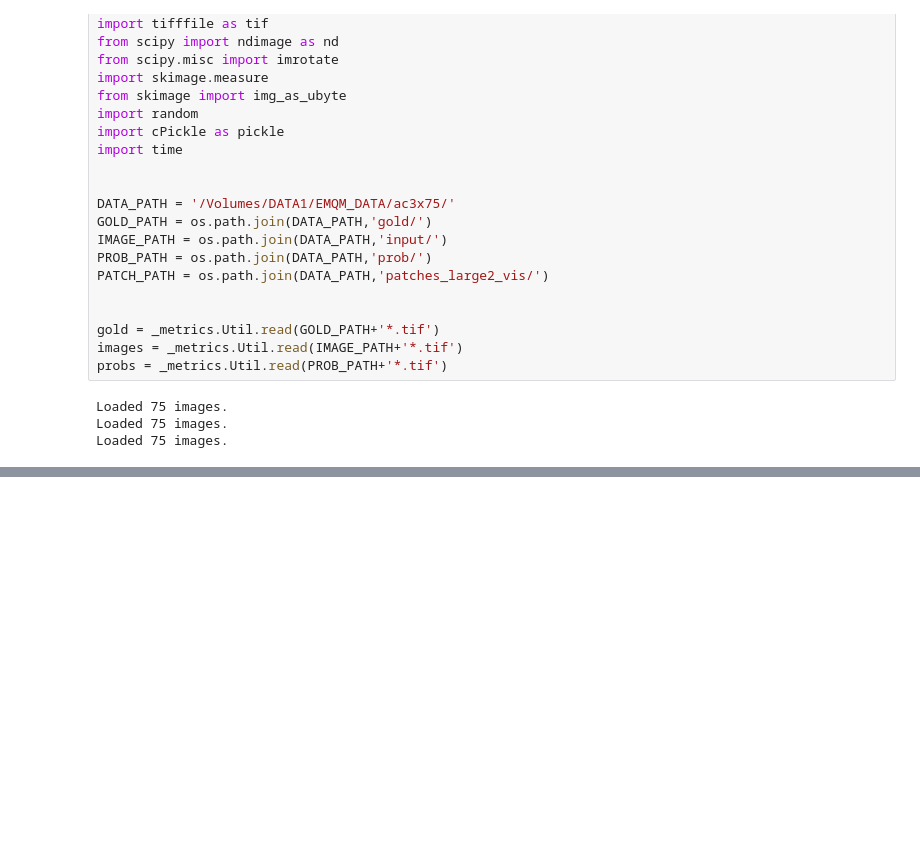
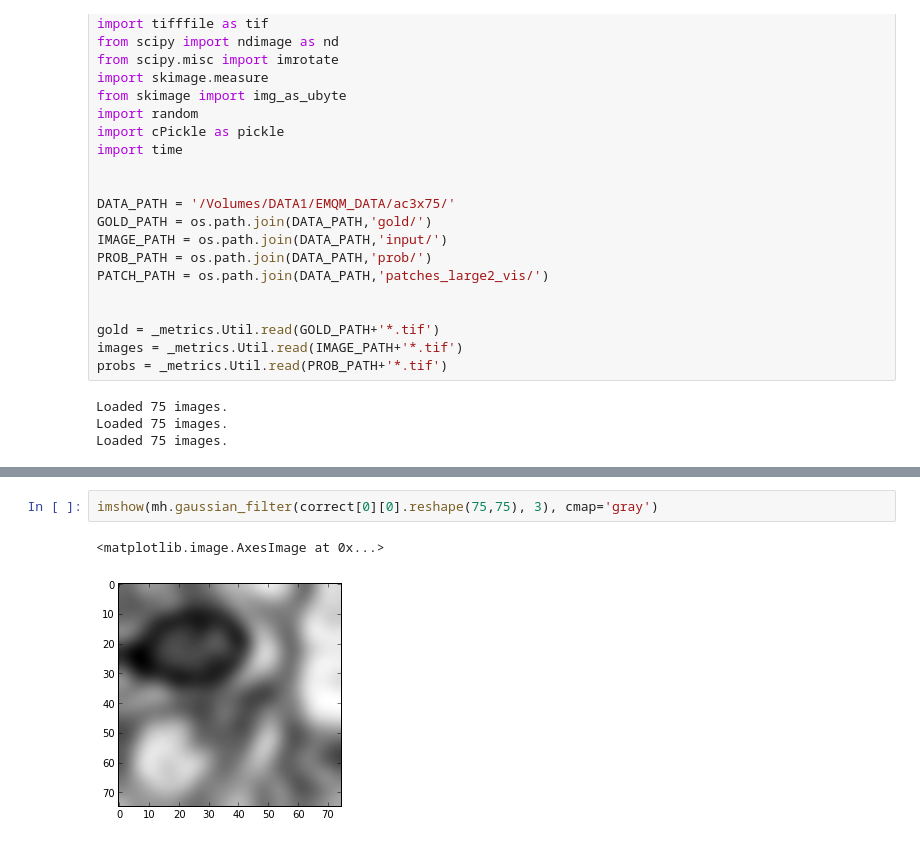
Before and after one commit to VCG/em-quality-metric, a Jupyter notebook: Code/visualize.ipynb, the cells around one changed output, grey strips where cells are left out. Saved outputs shown, nothing was run; the diff lists cells and outputs as text; blank space fills up the shorter version.

```diff
--- a/Code/visualize.ipynb
+++ b/Code/visualize.ipynb
@@ -291,3 +294,8 @@ imshow(correct[7][0].reshape((75,75,3)))
+# %%
+imshow(mh.gaussian_filter(correct[0][0].reshape(75,75), 3), cmap='gray')
+# %% [output]
+<matplotlib.image.AxesImage at 0x...>
+[figure, added]
 # %%
 gt_image = draw_orig_patches(images[SLICE])
 gt_image_no_box = draw_orig_patches(images[SLICE], False)
```
Also changed, not shown: parts of 5 cells of this notebook, 3 other files.
